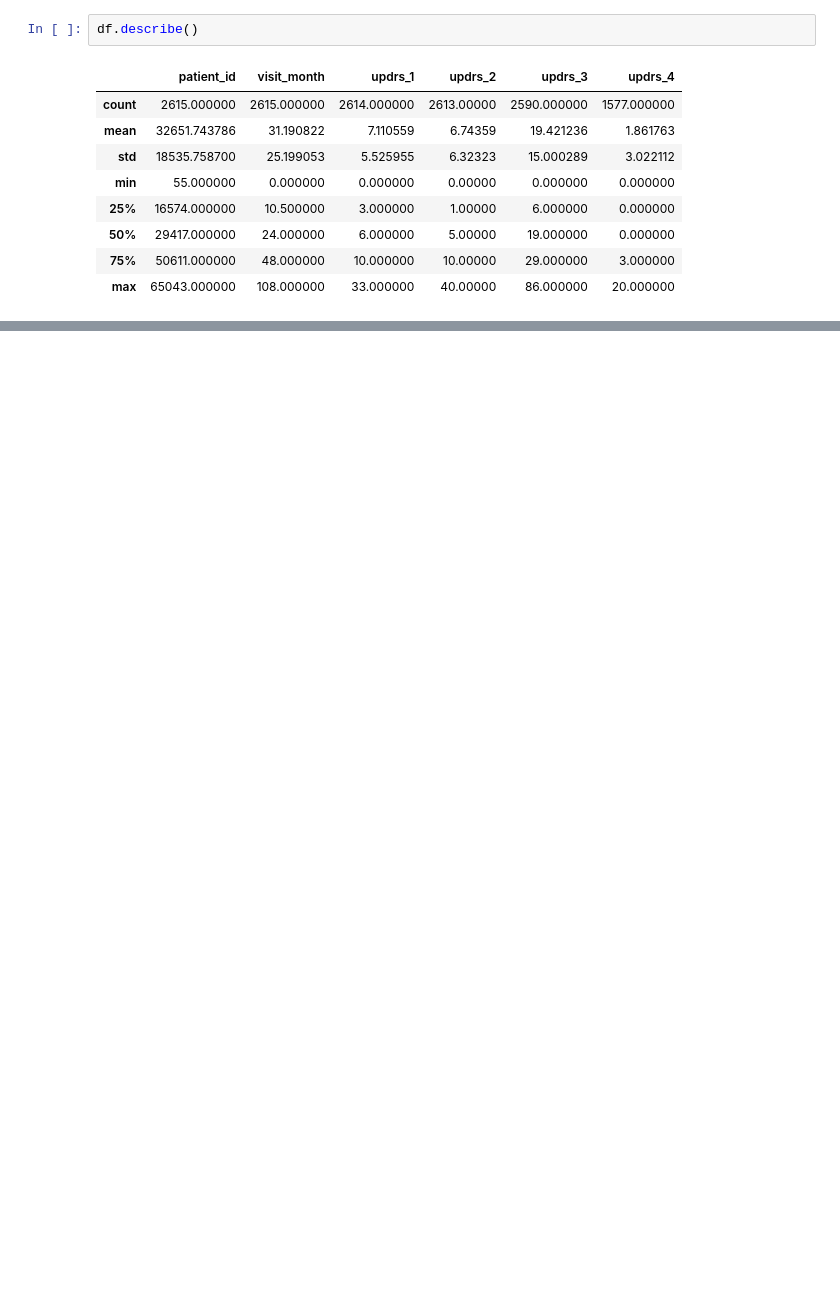
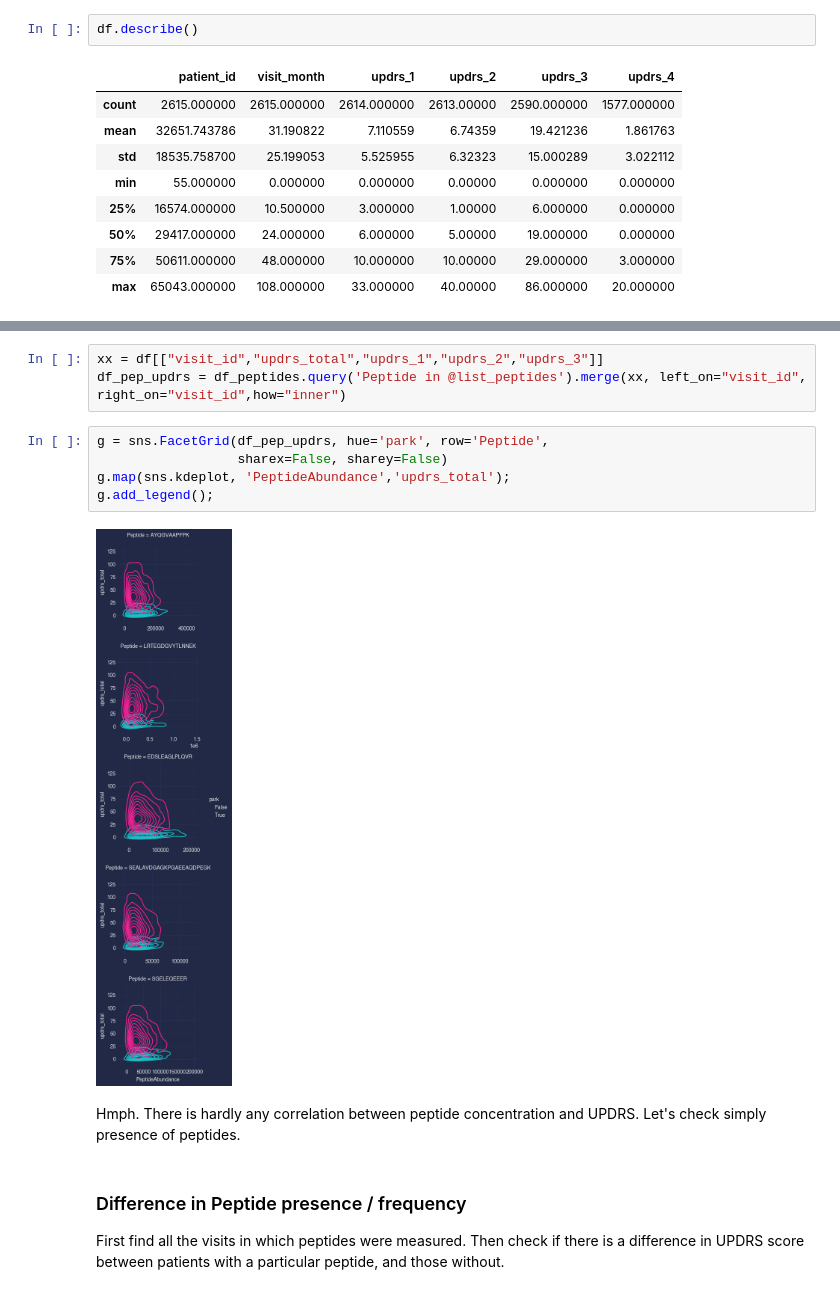
Before and after one commit to chris-hedemann/peptide-parkinsons-challenge, a Jupyter notebook: eda.ipynb, the cells around one changed output, grey strips where cells are left out. Cells and saved outputs as stored; diff of their text form; blank space fills up the shorter version.

```diff
--- a/eda.ipynb
+++ b/eda.ipynb
@@ -482,0 +441,16 @@ sns.heatmap(correlations,mask=mask,cmap=)
+# %%
+xx = df[["visit_id","updrs_total","updrs_1","updrs_2","updrs_3"]]
+df_pep_updrs = df_peptides.query('Peptide in @list_peptides').merge(xx, left_on="visit_id", right_on="visit_id",how="inner")
+# %%
+g = sns.FacetGrid(df_pep_updrs, hue='park', row='Peptide',
+                  sharex=False, sharey=False)
+g.map(sns.kdeplot, 'PeptideAbundance','updrs_total');
+g.add_legend();
+# %% [output]
+[figure, added]
+# %% [markdown]
+Hmph. There is hardly any correlation between peptide concentration and UPDRS. Let's check simply presence of peptides.
+# %% [markdown]
+### Difference in Peptide presence / frequency
+
+First find all the visits in which peptides were measured. Then check if there is a difference in UPDRS score between patients with a particular peptide, and those without.
```
Also changed, not shown: parts of 106 cells of this notebook.
